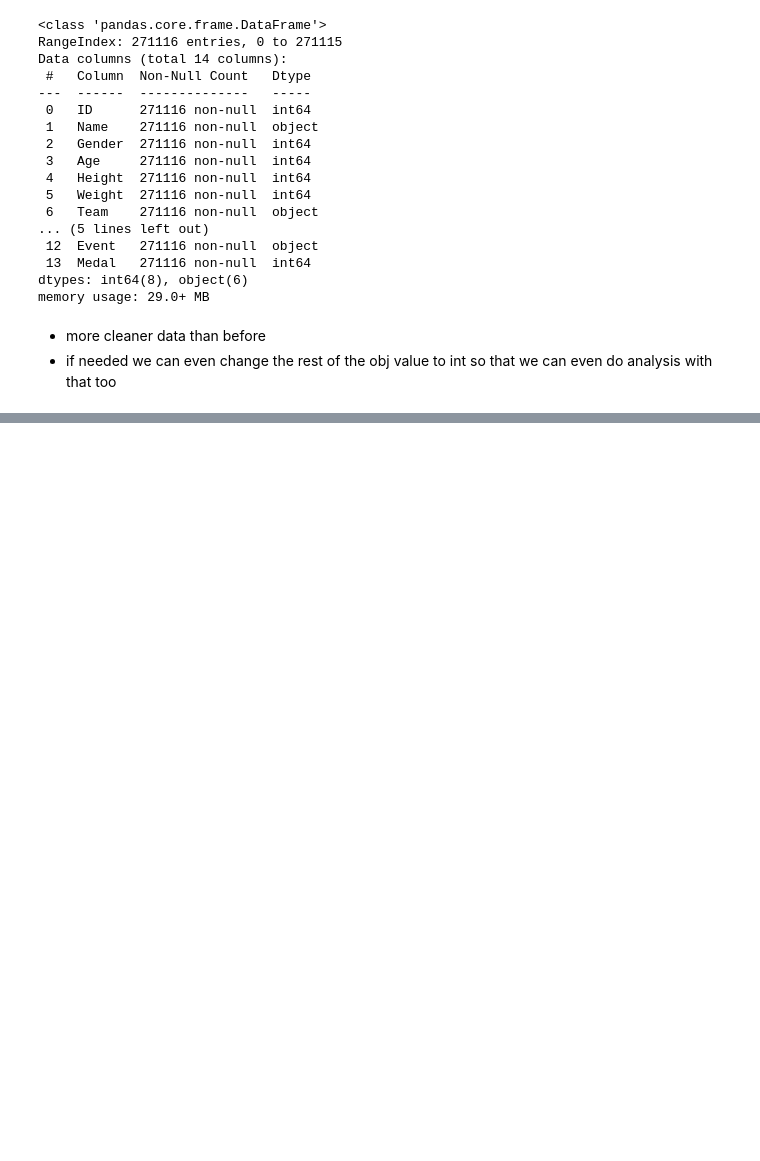
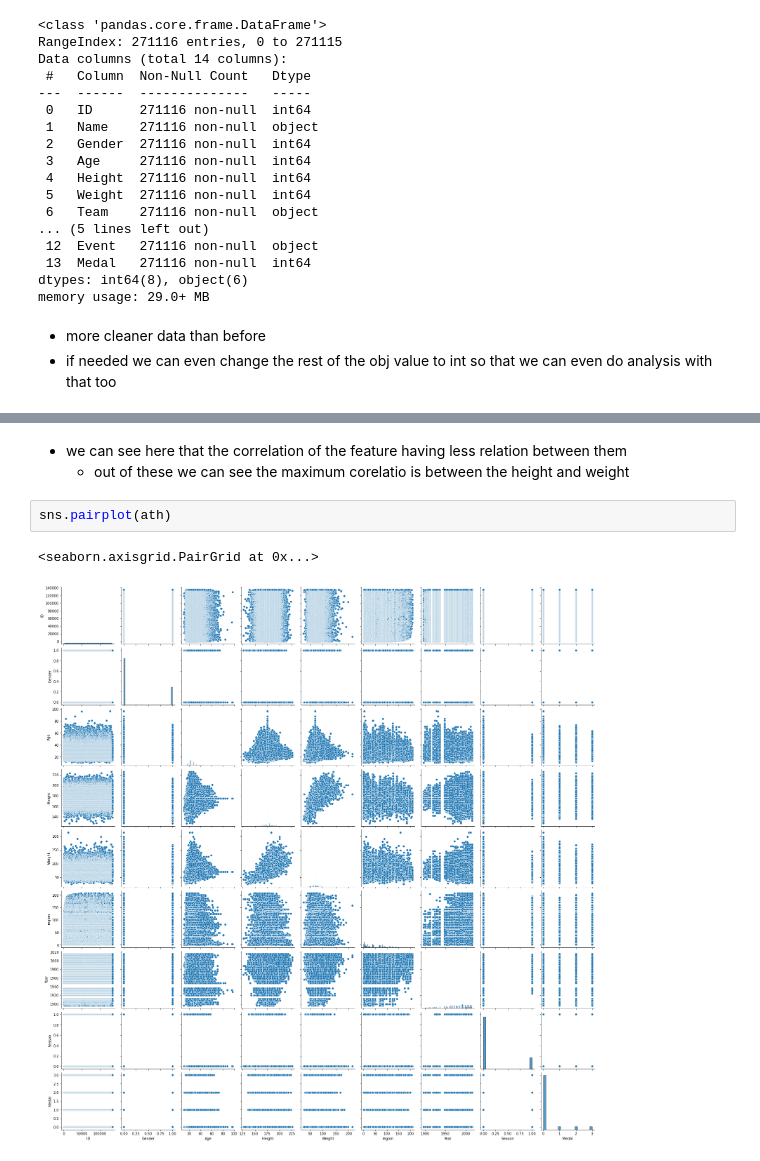
Before and after one commit to Shobanprakash/olympic_dataset_data_analysis, a Jupyter notebook: olympic_data_analysis.ipynb, the cells around one changed output, grey strips where cells are left out. Cells and saved outputs as stored; diff of their text form; blank space fills up the shorter version.

```diff
--- a/olympic_data_analysis.ipynb
+++ b/olympic_data_analysis.ipynb
@@ -844,0 +957,8 @@ memory usage: 29.0+ MB
+# %% [markdown]
+* we can see here that the correlation of the feature having less relation between them
+    * out of these we can see the maximum corelatio is between the height and weight
+# %%
+sns.pairplot(ath)
+# %% [output]
+<seaborn.axisgrid.PairGrid at 0x...>
+[figure, added]
```
Also changed, not shown: parts of 16 cells of this notebook.
